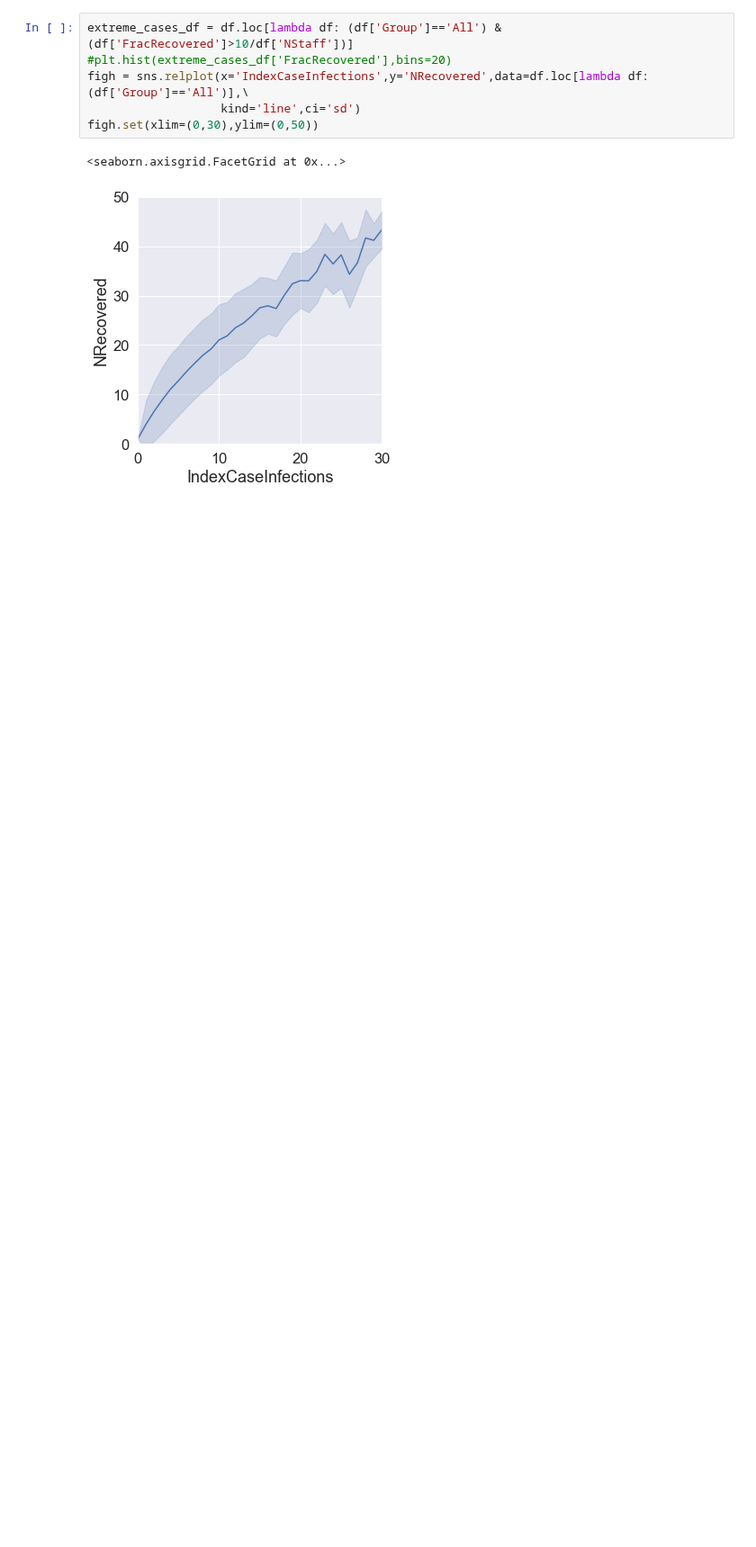
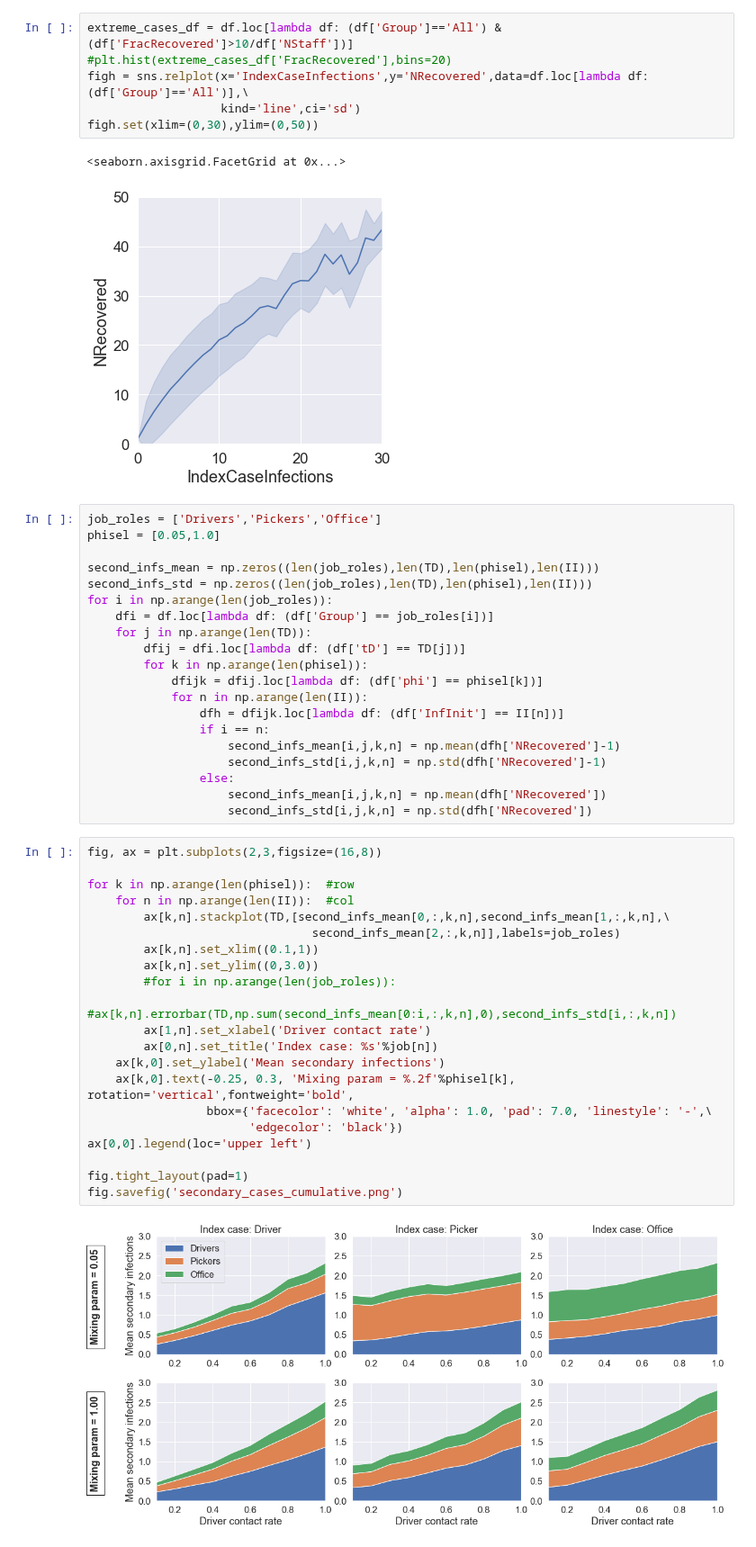
Before and after one commit to CarlWhitfield/Workplace_delivery_transmission, a Jupyter notebook: Network_workplace_model/Latest_results/plot_param_sweeps.ipynb, the cells around one changed output. Shown at 90% size. Cells and saved outputs as stored; diff of their text form; blank space fills up the shorter version.

```diff
--- a/Network_workplace_model/Latest_results/plot_param_sweeps.ipynb
+++ b/Network_workplace_model/Latest_results/plot_param_sweeps.ipynb
@@ -202,3 +167,46 @@ figh.set(xlim=(0,30),ylim=(0,50))
 # %% [output]
 <seaborn.axisgrid.FacetGrid at 0x...>
 [figure]
+# %%
+job_roles = ['Drivers','Pickers','Office']
+phisel = [0.05,1.0]
+
+second_infs_mean = np.zeros((len(job_roles),len(TD),len(phisel),len(II)))
+second_infs_std = np.zeros((len(job_roles),len(TD),len(phisel),len(II)))
+for i in np.arange(len(job_roles)):
+    dfi = df.loc[lambda df: (df['Group'] == job_roles[i])]
+    for j in np.arange(len(TD)):
+        dfij = dfi.loc[lambda df: (df['tD'] == TD[j])]
+        for k in np.arange(len(phisel)):
+            dfijk = dfij.loc[lambda df: (df['phi'] == phisel[k])]
+            for n in np.arange(len(II)):
+                dfh = dfijk.loc[lambda df: (df['InfInit'] == II[n])]
+                if i == n:
+                    second_infs_mean[i,j,k,n] = np.mean(dfh['NRecovered']-1)
+                    second_infs_std[i,j,k,n] = np.std(dfh['NRecovered']-1)
+                else:
+                    second_infs_mean[i,j,k,n] = np.mean(dfh['NRecovered'])
+                    second_infs_std[i,j,k,n] = np.std(dfh['NRecovered'])
+# %%
+fig, ax = plt.subplots(2,3,figsize=(16,8))
+
+for k in np.arange(len(phisel)):  #row
+    for n in np.arange(len(II)):  #col
+        ax[k,n].stackplot(TD,[second_infs_mean[0,:,k,n],second_infs_mean[1,:,k,n],\
+                                second_infs_mean[2,:,k,n]],labels=job_roles)
+        ax[k,n].set_xlim((0.1,1))
+        ax[k,n].set_ylim((0,3.0))
+        #for i in np.arange(len(job_roles)):
+        #ax[k,n].errorbar(TD,np.sum(second_infs_mean[0:i,:,k,n],0),second_infs_std[i,:,k,n])
+        ax[1,n].set_xlabel('Driver contact rate')
+        ax[0,n].set_title('Index case: %s'%job[n])
+    ax[k,0].set_ylabel('Mean secondary infections')
+    ax[k,0].text(-0.25, 0.3, 'Mixing param = %.2f'%phisel[k], rotation='vertical',fontweight='bold',
+                 bbox={'facecolor': 'white', 'alpha': 1.0, 'pad': 7.0, 'linestyle': '-',\
+                       'edgecolor': 'black'})
+ax[0,0].legend(loc='upper left')
+
+fig.tight_layout(pad=1)
+fig.savefig('secondary_cases_cumulative.png')
+# %% [output]
+[figure, added]
```
Also changed, not shown: parts of 12 cells of this notebook, 11 other files.
